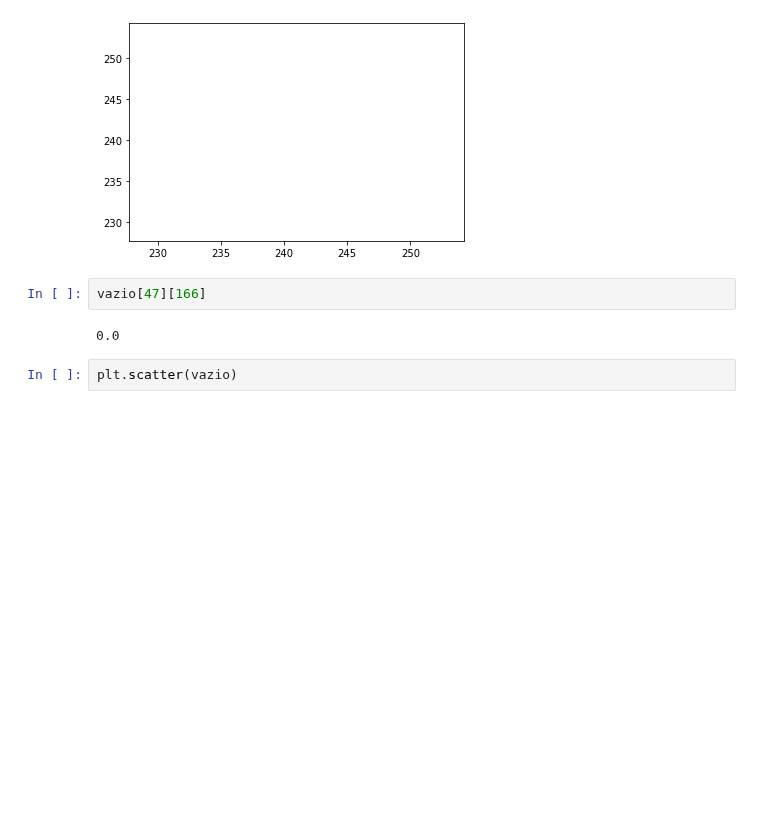
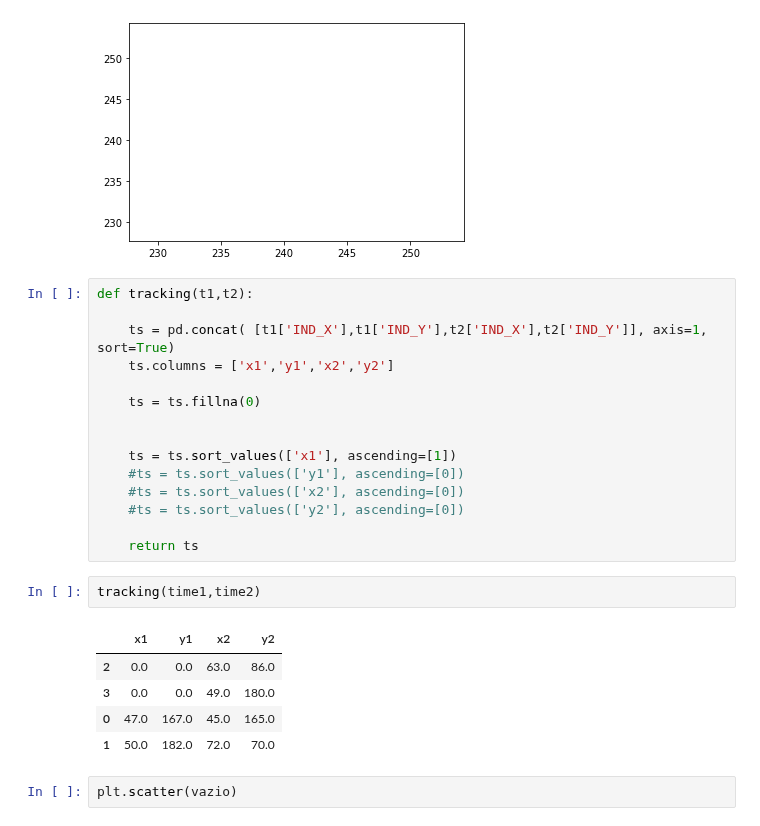
Before and after one commit to helvecioneto/CAP-394, a Jupyter notebook: 01-EDA.ipynb, the cells around one changed output. Saved outputs shown, nothing was run; the diff lists cells and outputs as text; blank space fills up the shorter version.

```diff
--- a/01-EDA.ipynb
+++ b/01-EDA.ipynb
@@ -539,10 +539,29 @@ vazio[47][165]
 # %% [output]
 0.0
 [figure]
-# %%
-vazio[47][166]
-# %% [output]
-0.0
+# %%
+def tracking(t1,t2):
+
+    ts = pd.concat( [t1['IND_X'],t1['IND_Y'],t2['IND_X'],t2['IND_Y']], axis=1, sort=True)
+    ts.columns = ['x1','y1','x2','y2']
+
+    ts = ts.fillna(0)
+
+
+    ts = ts.sort_values(['x1'], ascending=[1])
+    #ts = ts.sort_values(['y1'], ascending=[0])
+    #ts = ts.sort_values(['x2'], ascending=[0])
+    #ts = ts.sort_values(['y2'], ascending=[0])
+
+    return ts
+# %%
+tracking(time1,time2)
+# %% [output]
+|  | x1 | y1 | x2 | y2 |
+| 2 | 0.0 | 0.0 | 63.0 | 86.0 |
+| 3 | 0.0 | 0.0 | 49.0 | 180.0 |
+| 0 | 47.0 | 167.0 | 45.0 | 165.0 |
+| 1 | 50.0 | 182.0 | 72.0 | 70.0 |
 # %%
 plt.scatter(vazio)
 # %% [output]
```
